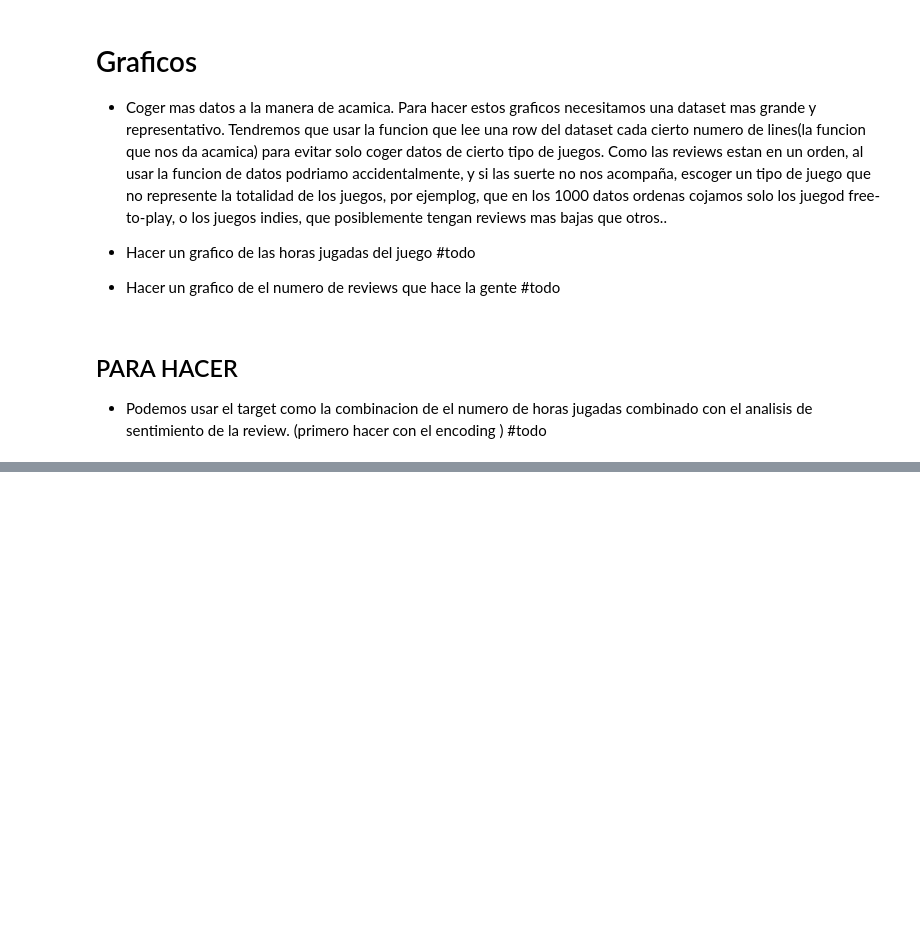
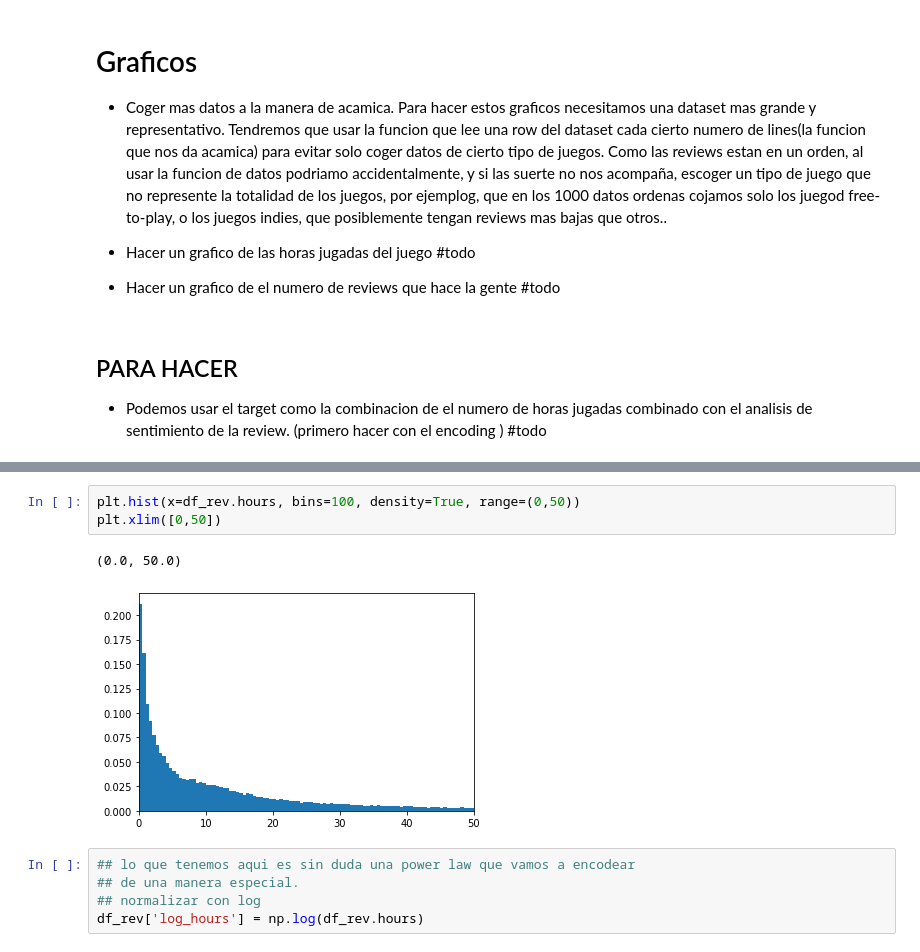
Before and after one commit to EdisonJR624/Proyecto_Steam, a Jupyter notebook: Steam_recomendaciones.ipynb, the cells around one changed output, grey strips where cells are left out. Saved outputs shown, nothing was run; the diff lists cells and outputs as text; blank space fills up the shorter version.

```diff
--- a/Steam_recomendaciones.ipynb
+++ b/Steam_recomendaciones.ipynb
@@ -152,0 +171,11 @@ Para hacer estos graficos necesitamos una dataset mas grande y representativo. T
+# %%
+plt.hist(x=df_rev.hours, bins=100, density=True, range=(0,50))
+plt.xlim([0,50])
+# %% [output]
+(0.0, 50.0)
+[figure, added]
+# %%
+## lo que tenemos aqui es sin duda una power law que vamos a encodear
+## de una manera especial.
+## normalizar con log
+df_rev['log_hours'] = np.log(df_rev.hours)
```
Also changed, not shown: parts of 22 cells of this notebook.
